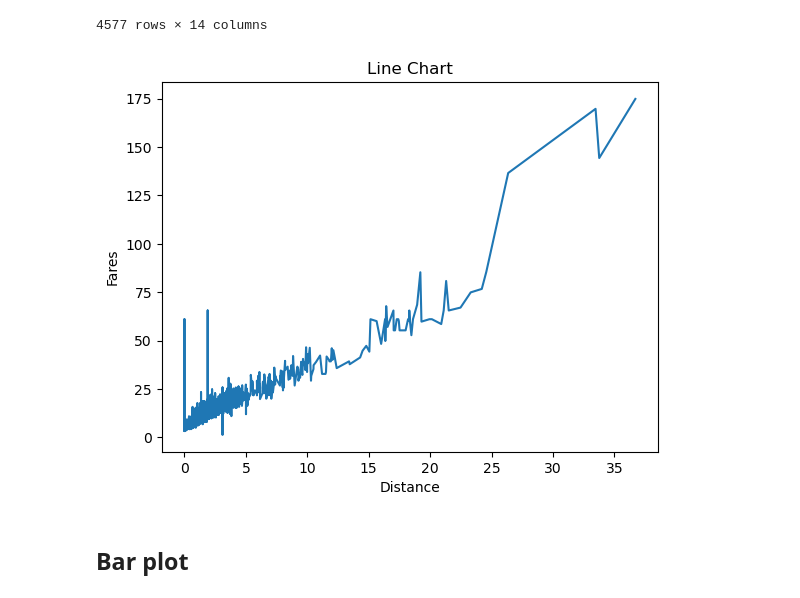
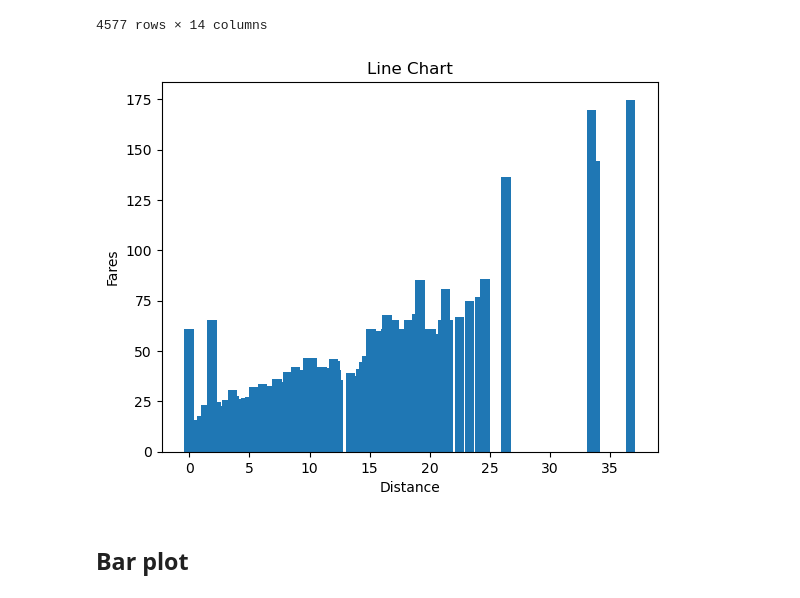
Before and after one commit to chuck-ankit/Python, a Jupyter notebook: Learning/05b_Matplotlib_Seaborn.ipynb, the cells around one changed output. Saved outputs shown, nothing was run; the diff lists cells and outputs as text; code cells hidden in the pictures.

```diff
--- a/Learning/05b_Matplotlib_Seaborn.ipynb
+++ b/Learning/05b_Matplotlib_Seaborn.ipynb
@@ -214,14 +214,14 @@ credit_card_users
 # %%
 cash_users = taxies[taxies["payment"] == "cash"]
 cash_users = cash_users.sort_values(by=['distance'])
 
 
-plt.plot(cash_users["distance"], cash_users["total"])
+plt.bar(cash_users["distance"], cash_users["total"])
 plt.xlabel("Distance")
 plt.ylabel("Fares")
 plt.title("Line Chart")
 plt.show()
 # %% [output]
-[figure, old version]
+[figure, new version]
 # %% [markdown]
 ## Bar plot
```
Also changed, not shown: parts of 4 cells of this notebook.
